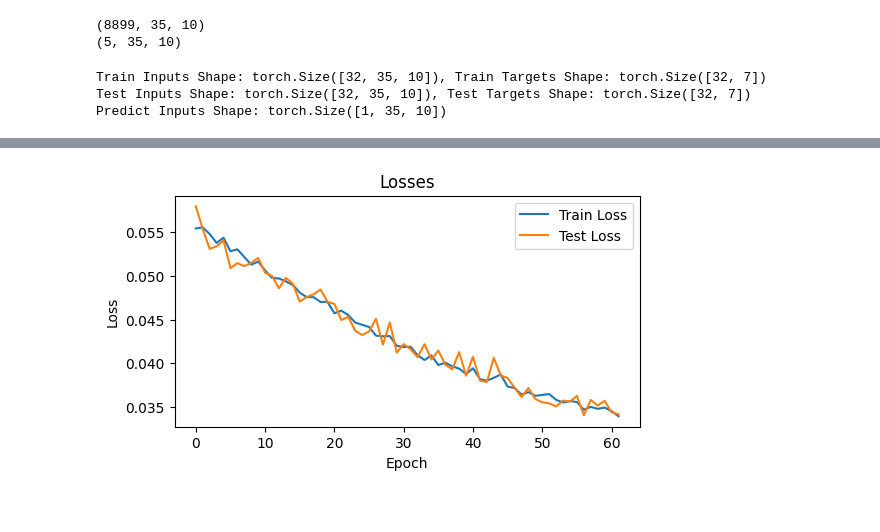
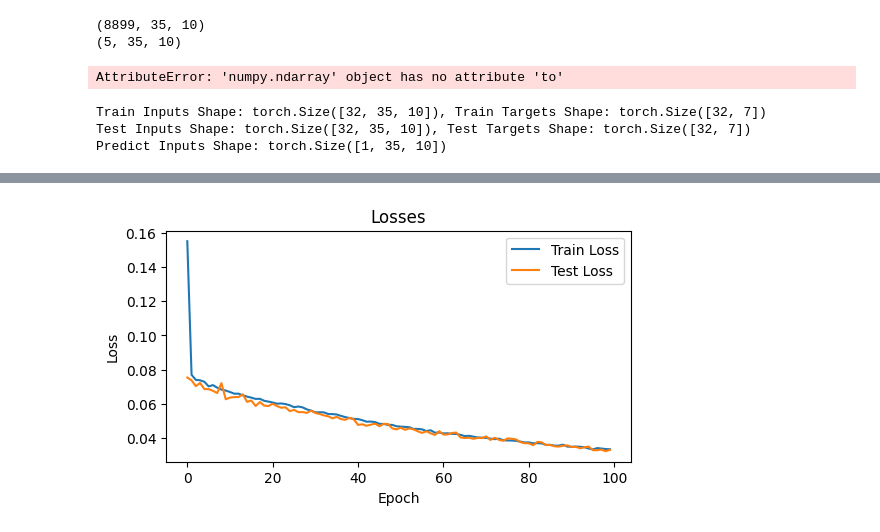
Before and after one commit to Team-Optima/predicta-predication, a Jupyter notebook: models/torch-lstm-1.ipynb, the cells around one changed output, grey strips where cells are left out. Cells and saved outputs as stored; diff of their text form; code cells hidden in the pictures.

```diff
--- a/models/torch-lstm-1.ipynb
+++ b/models/torch-lstm-1.ipynb
@@ -93,9 +115,9 @@ print(np.array(X_list_final).shape)
 (8899, 35, 10)
 (5, 35, 10)
 # %%
-
-X = np.concatenate(X_list, axis=0)
-y = np.concatenate(y_list, axis=0)
+device = torch.device('cuda' if torch.cuda.is_available() else 'cpu')
+X = np.concatenate(X_list, axis=0).to(device)
+y = np.concatenate(y_list, axis=0).to(device)
 
 # Split into train and test sets
 X_train, X_test, y_train, y_test = train_test_split(
@@ -112,6 +134,8 @@ train_dataset = TensorDataset(X_train_tensor, y_train_tensor)
 test_dataset = TensorDataset(X_test_tensor, y_test_tensor)
 train_loader = DataLoader(train_dataset, batch_size=32, shuffle=True)
 test_loader = DataLoader(test_dataset, batch_size=32, shuffle=False)
+# %% [output]
+AttributeError: 'numpy.ndarray' object has no attribute 'to'
 # %%
 # Convert to PyTorch tensors
 X_predict_tensor = torch.tensor(X_list_final, dtype=torch.float32)
@@ -237,5 +260,5 @@ def plot_losses(train_losses, test_losses, figsize=(6, 3)):
 # %%
 model, train_losses, test_losses = model_fit(
-    model, loss_function, optimizer, train_loader, test_loader, num_epochs=100, checkpoint=5, patience=5)
+    model, loss_function, optimizer, train_loader, test_loader, num_epochs=100, checkpoint=5, patience=15)
 plot_losses(train_losses, test_losses)
 # %% [output]
@@ -255,4 +285,4 @@ Early stopping triggered
-[figure, old version]
+[figure, new version]
 # %%
 from datetime import datetime, timedelta
 
```
Also changed, not shown: parts of 6 cells of this notebook, 1 other file.
